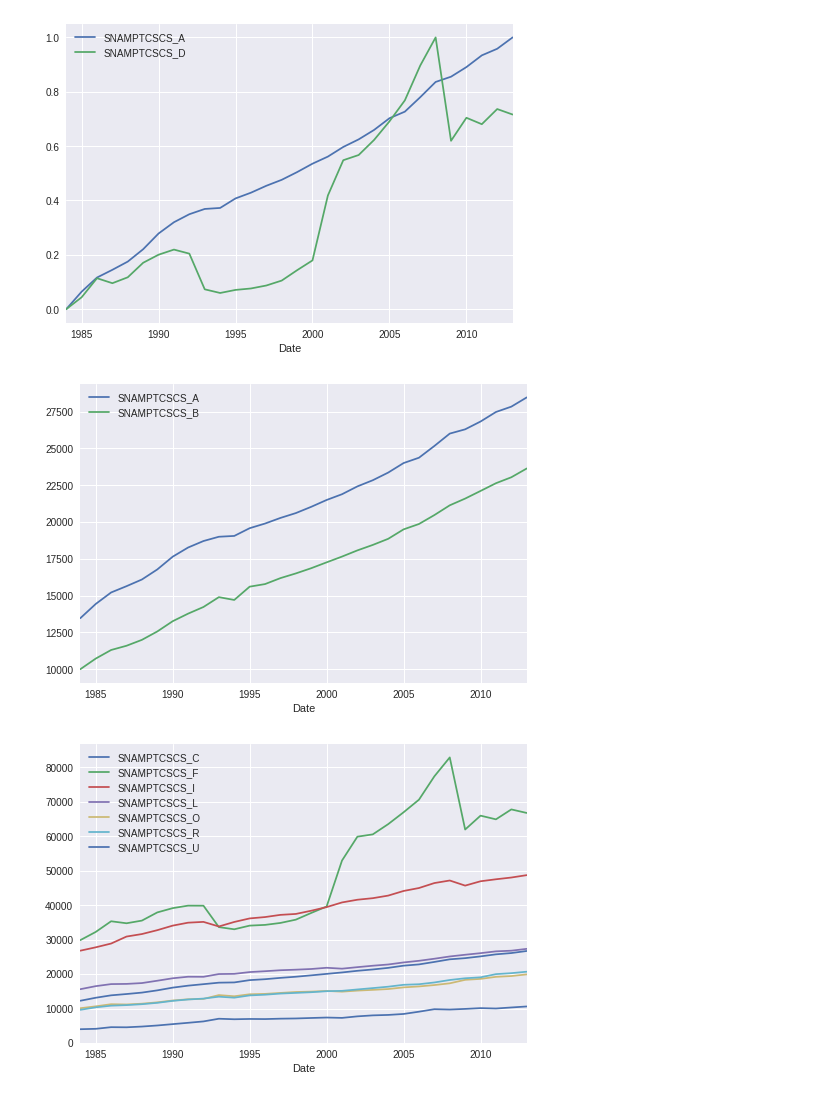
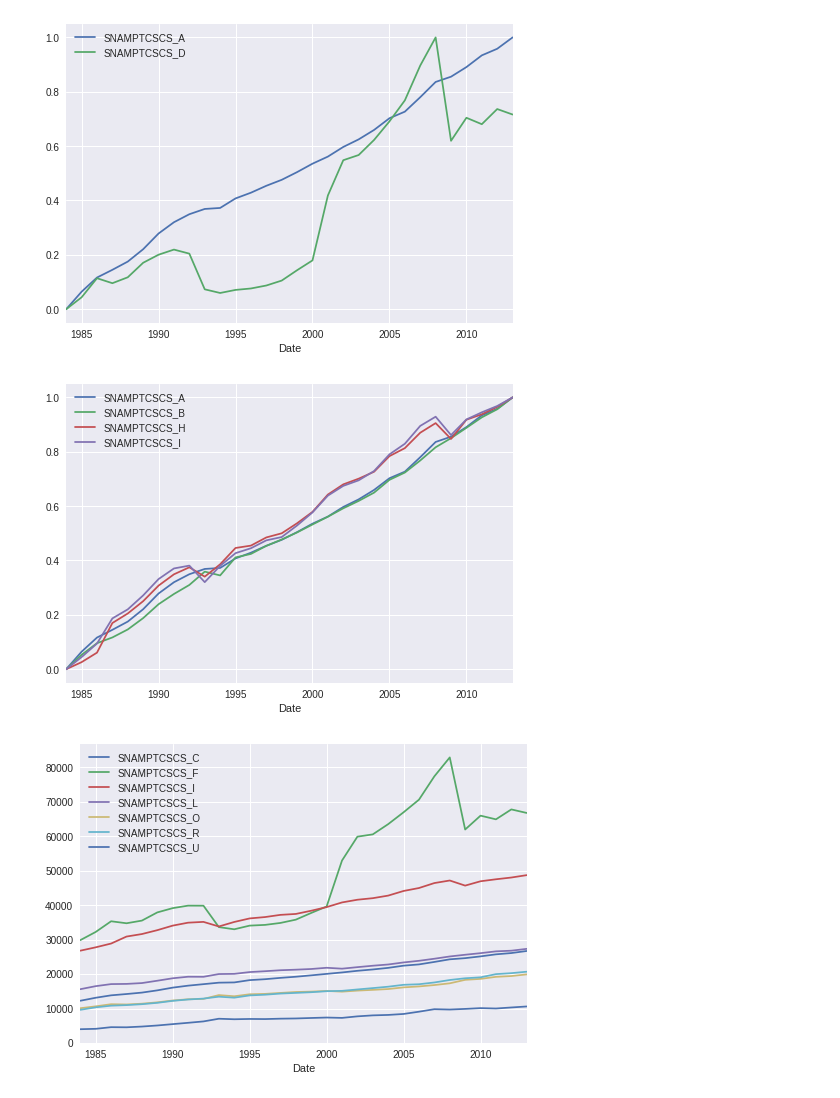
Before and after one commit to sebwdz/JobAnalysis, a Jupyter notebook: notebooks/SNAMPTCSCS Descriptive analysis.ipynb, the cells around one changed output. Cells and saved outputs as stored; diff of their text form; code cells hidden in the pictures.

```diff
--- a/notebooks/SNAMPTCSCS Descriptive analysis.ipynb
+++ b/notebooks/SNAMPTCSCS Descriptive analysis.ipynb
@@ -63,9 +63,9 @@ visualization.simple.temporal(norm_data, ["SNAMPTCSCS_A", "SNAMPTCSCS_D"])
 [figure]
 [figure]
 # %%
-visualization.simple.temporal(data_frame, ["SNAMPTCSCS_A", "SNAMPTCSCS_B"])
+visualization.simple.temporal(norm_data, ["SNAMPTCSCS_A", "SNAMPTCSCS_B", "SNAMPTCSCS_H", "SNAMPTCSCS_I"])
 # %% [output]
-[figure, old version]
+[figure, new version]
 # %%
 data_all = data_frame[["Date", "SNAMPTCSCS_C", "SNAMPTCSCS_F","SNAMPTCSCS_I", "SNAMPTCSCS_L",
                                            "SNAMPTCSCS_O", "SNAMPTCSCS_R", "SNAMPTCSCS_U"]]
```
Also changed, not shown: parts of 2 cells of this notebook, 7 other files.
